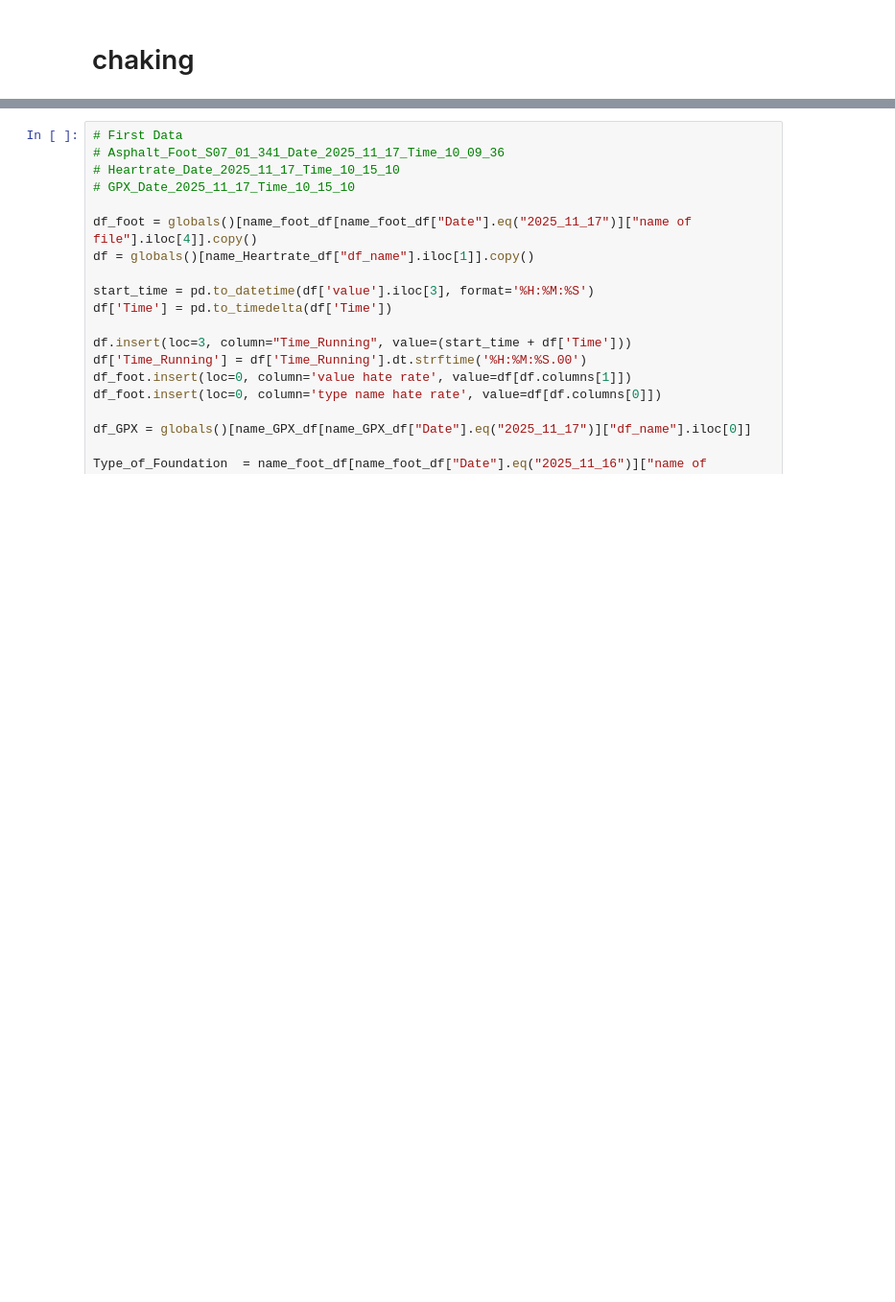
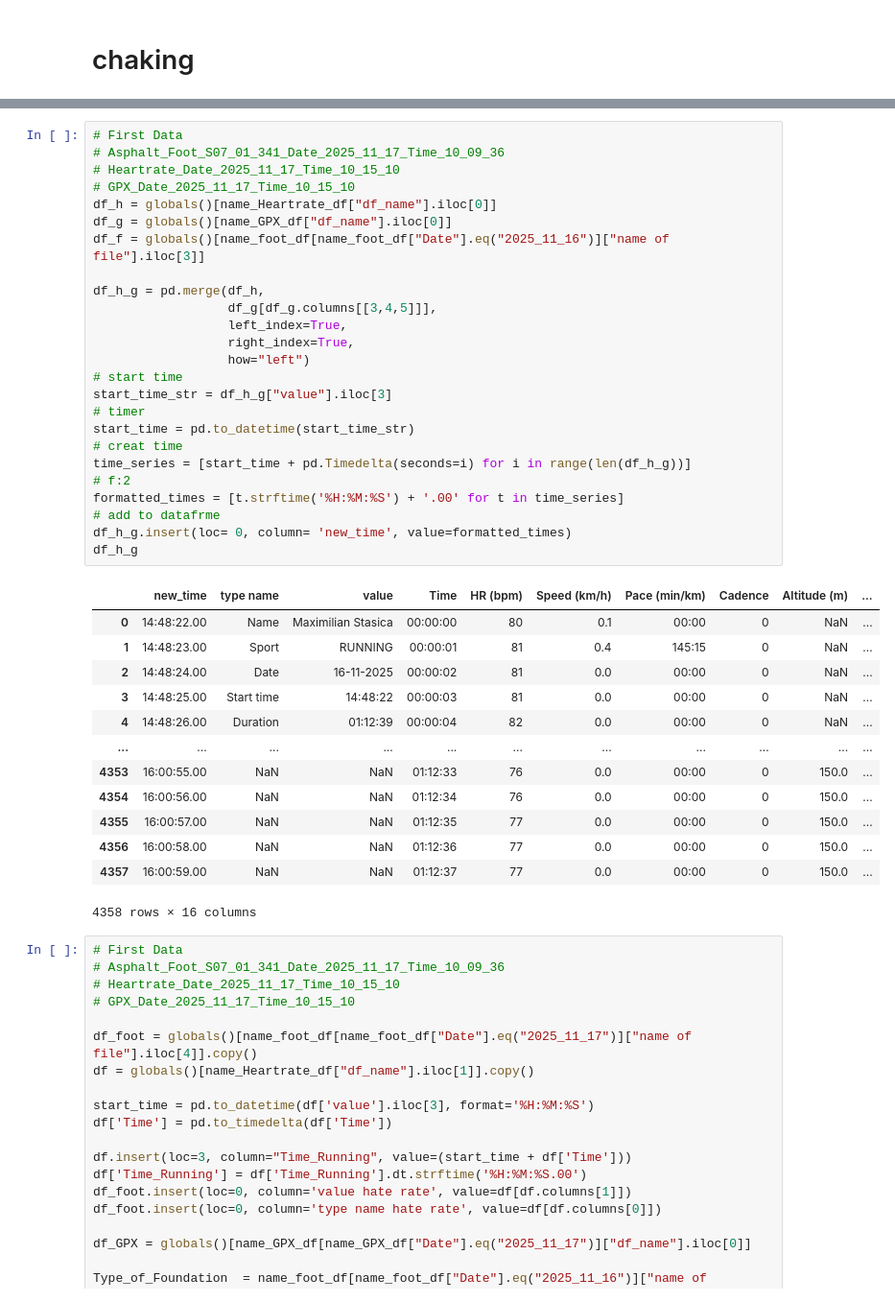
Before and after one commit to Mohsenmohebbi1993/Biomechanik, a Jupyter notebook: notebooks/2. Data and Clear Data.ipynb, the cells around one changed output, grey strips where cells are left out. Shown at 96% size. Cells and saved outputs as stored; diff of their text form; blank space fills up the shorter version.

Commit message:
analysis time and date

```diff
--- a/notebooks/2. Data and Clear Data.ipynb
+++ b/notebooks/2. Data and Clear Data.ipynb
@@ -527,3 +546,42 @@ GPX_Date_2025_11_17_Time_11_10_27.head(1)
+# %%
+# First Data
+# Asphalt_Foot_S07_01_341_Date_2025_11_17_Time_10_09_36
+# Heartrate_Date_2025_11_17_Time_10_15_10
+# GPX_Date_2025_11_17_Time_10_15_10
+df_h = globals()[name_Heartrate_df["df_name"].iloc[0]]
+df_g = globals()[name_GPX_df["df_name"].iloc[0]]
+df_f = globals()[name_foot_df[name_foot_df["Date"].eq("2025_11_16")]["name of file"].iloc[3]]
+
+df_h_g = pd.merge(df_h,
+                  df_g[df_g.columns[[3,4,5]]],
+                  left_index=True,
+                  right_index=True,
+                  how="left")
+# start time
+start_time_str = df_h_g["value"].iloc[3]
+# timer
+start_time = pd.to_datetime(start_time_str)
+# creat time
+time_series = [start_time + pd.Timedelta(seconds=i) for i in range(len(df_h_g))]
+# f:2
+formatted_times = [t.strftime('%H:%M:%S') + '.00' for t in time_series]
+# add to datafrme
+df_h_g.insert(loc= 0, column= 'new_time', value=formatted_times)
+df_h_g
+# %% [output]
+|  | new_time | type name | value | Time | HR (bpm) | Speed (km/h) | Pace (min/km) | Cadence | Altitude (m) | ... |
+| 0 | 14:48:22.00 | Name | Maximilian Stasica | 00:00:00 | 80 | 0.1 | 00:00 | 0 | NaN | ... |
+| 1 | 14:48:23.00 | Sport | RUNNING | 00:00:01 | 81 | 0.4 | 145:15 | 0 | NaN | ... |
+| 2 | 14:48:24.00 | Date | 16-11-2025 | 00:00:02 | 81 | 0.0 | 00:00 | 0 | NaN | ... |
+| 3 | 14:48:25.00 | Start time | 14:48:22 | 00:00:03 | 81 | 0.0 | 00:00 | 0 | NaN | ... |
+| 4 | 14:48:26.00 | Duration | 01:12:39 | 00:00:04 | 82 | 0.0 | 00:00 | 0 | NaN | ... |
+| ... | ... | ... | ... | ... | ... | ... | ... | ... | ... | ... |
+| 4353 | 16:00:55.00 | NaN | NaN | 01:12:33 | 76 | 0.0 | 00:00 | 0 | 150.0 | ... |
+| 4354 | 16:00:56.00 | NaN | NaN | 01:12:34 | 76 | 0.0 | 00:00 | 0 | 150.0 | ... |
+| 4355 | 16:00:57.00 | NaN | NaN | 01:12:35 | 77 | 0.0 | 00:00 | 0 | 150.0 | ... |
+| 4356 | 16:00:58.00 | NaN | NaN | 01:12:36 | 77 | 0.0 | 00:00 | 0 | 150.0 | ... |
+| 4357 | 16:00:59.00 | NaN | NaN | 01:12:37 | 77 | 0.0 | 00:00 | 0 | 150.0 | ... |
+4358 rows × 16 columns
 # %%
 # First Data
 # Asphalt_Foot_S07_01_341_Date_2025_11_17_Time_10_09_36
```
Also changed, not shown: parts of 11 cells of this notebook.
